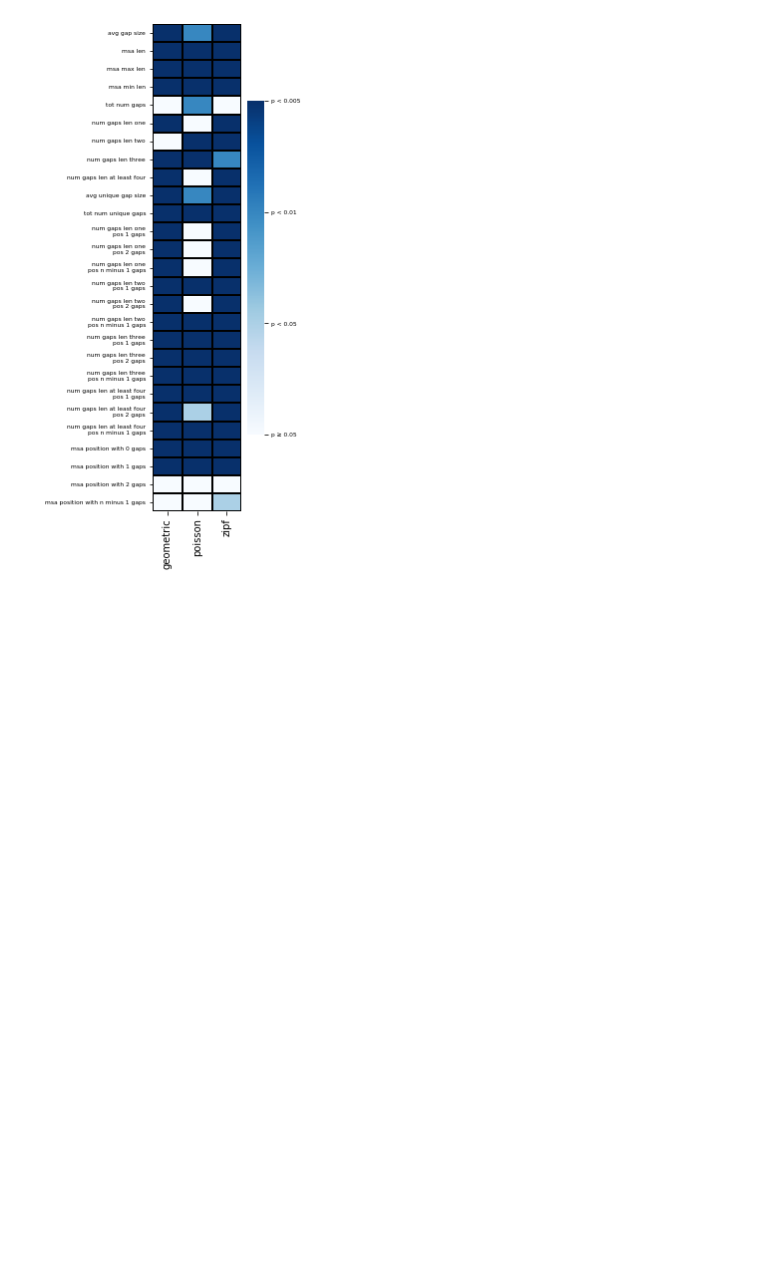
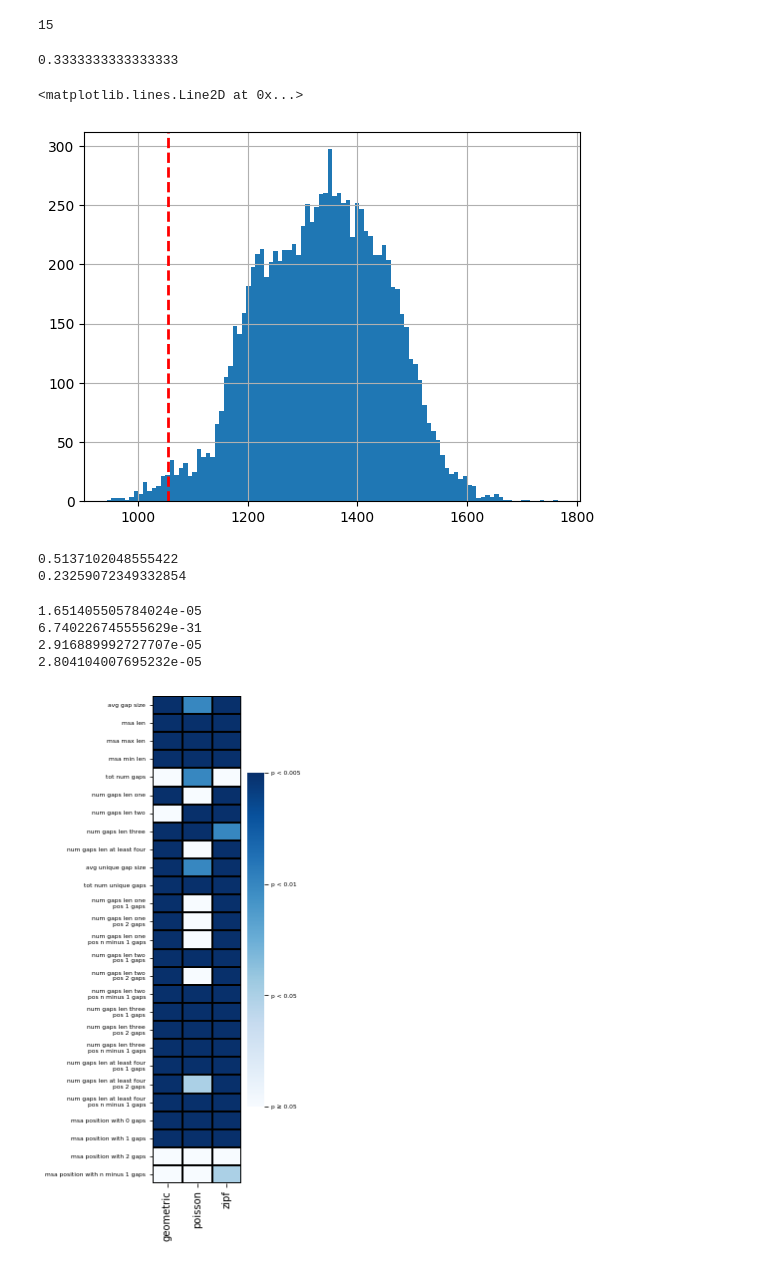
Before and after one commit to elyawy/SpartaPipeline, a Jupyter notebook: scripts/adequacy/adequacy.ipynb, the cells around one changed output. Cells and saved outputs as stored; diff of their text form; code cells hidden in the pictures; blank space fills up the shorter version.

```diff
--- a/scripts/adequacy/adequacy.ipynb
+++ b/scripts/adequacy/adequacy.ipynb
@@ -117,0 +11,25 @@ all_sims_data = all_sims_data.reset_index(drop=True)
+# %%
+# get empirical MSA
+REMOTE_PATH = pathlib.Path("/run/user/1000/gvfs/sftp:host=power.tau.ac.il,user=elyawygoda/groups/pupko/elyawygoda/length_distributions/all_outputs/results_rerun/eggnog").resolve() # sys.argv[2]
+
+# MAIN_PATH = pathlib.Path("../bigger_test").resolve() # sys.argv[2]
+MAIN_PATH = REMOTE_PATH / "Tenericutes_3WUBT"
+
+if not MAIN_PATH.exists():
+    exit(1)
+
+TREE_PATH = None
+MSA_PATH = None
+
+
+if len( n := list(MAIN_PATH.glob("*.fasta"))) == 1:
+    MSA_PATH = n[0]
+
+if MSA_PATH is None:
+    print("no fasta or tree file")
+    exit()
+
+empirical_msa = Msa(str(MSA_PATH))
+empirical_sum_stats = empirical_msa.get_sum_stats()
+empirical_sum_stats = dict(zip(SUMSTATS_LIST, empirical_sum_stats))
+print(empirical_sum_stats)
@@ -117,0 +52,5 @@ all_sims_data = all_sims_data.reset_index(drop=True)
+# %%
+# fetch simulated top 10000
+ADEQUACY_FILES = MAIN_PATH / "adequacy"
+# all_sims = {i: pd.read_csv(ADEQUACY_FILES / f"{i}.csv").drop(columns="Unnamed: 0")   for i in length_distributions}
+all_sims = pd.read_csv(ADEQUACY_FILES / f"{classification}.csv").drop(columns="Unnamed: 0")
@@ -117,0 +93,15 @@ all_sims_data = all_sims_data.reset_index(drop=True)
+# %%
+len(percentile_summary)
+# %% [output]
+15
+# %%
+len(percentile_summary[percentile_summary.percentile.between(2.5,97.5)]) / len(percentile_summary)
+# %% [output]
+0.3333333333333333
+# %%
+selected_stat = "SS_1"
+all_sims[selected_stat].hist(bins=100)
+plt.axvline(x=empirical_sum_stats[selected_stat], linewidth=2, color='r', linestyle='--')
+# %% [output]
+<matplotlib.lines.Line2D at 0x...>
+[figure, added]
@@ -118 +205,25 @@ all_sims_data = all_sims_data.reset_index(drop=True)
+# %%
+assets_folder = pathlib.Path("/home/elyalab/Documents/Phd/length distributions/assets/adequacy")
+
+yeast_assets = assets_folder / "yeast"
+plot_reg(["max_gap", "sum_branch_lengths"], "match_percent", adequacy_data_yeast, yeast_assets)
+# %% [output]
+0.5137102048555422
+0.23259072349332854
+# %%
+adequacy_data_eggnog_subset = adequacy_data_eggnog
+assets_folder = pathlib.Path("/home/elyalab/Documents/Phd/length distributions/assets/adequacy")
+
+eggnog_assets = assets_folder / "eggnog"
+plot_reg(["max_gap", "sum_branch_lengths"], "match_percent", adequacy_data_eggnog_subset, eggnog_assets)
+adequacy_data_eggnog_subset.groupby(by="classification").describe()[["match_percent","max_gap"]]
+
+adequacy_data_eggnog_subset = adequacy_data_eggnog[(adequacy_data_eggnog.max_gap < 300) & (adequacy_data_eggnog.sum_branch_lengths < 3)]
+eggnog_subset_assets = assets_folder / "eggnog_subset"
+plot_reg(["max_gap", "sum_branch_lengths"], "match_percent", adequacy_data_eggnog_subset, eggnog_subset_assets)
+# %% [output]
+1.651405505784024e-05
+6.740226745555629e-31
+2.916889992727707e-05
+2.804104007695232e-05
 # %%
```
Also changed, not shown: parts of 15 cells of this notebook, 48 other files.
